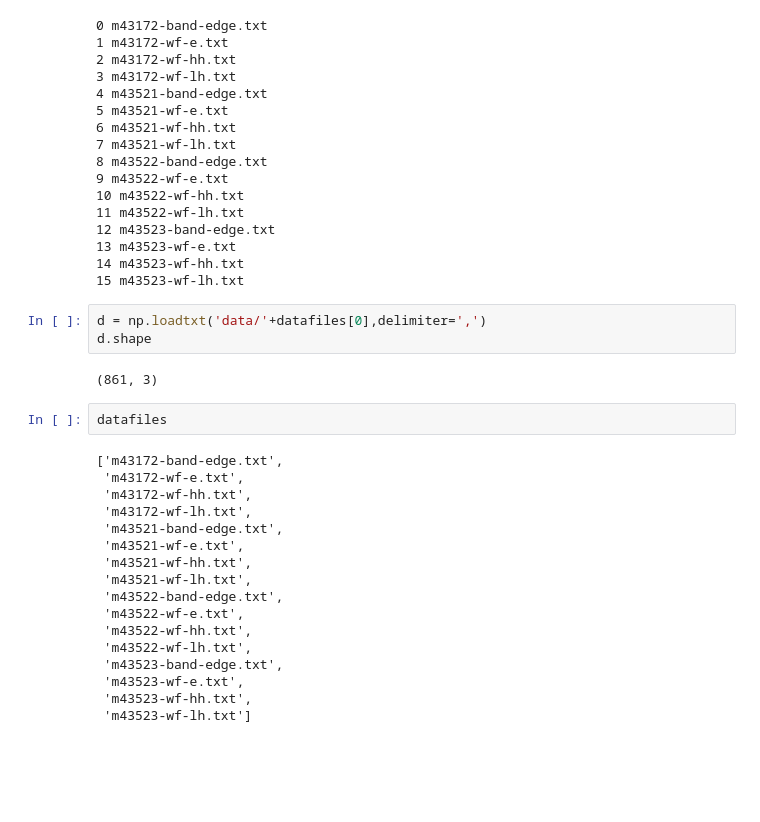
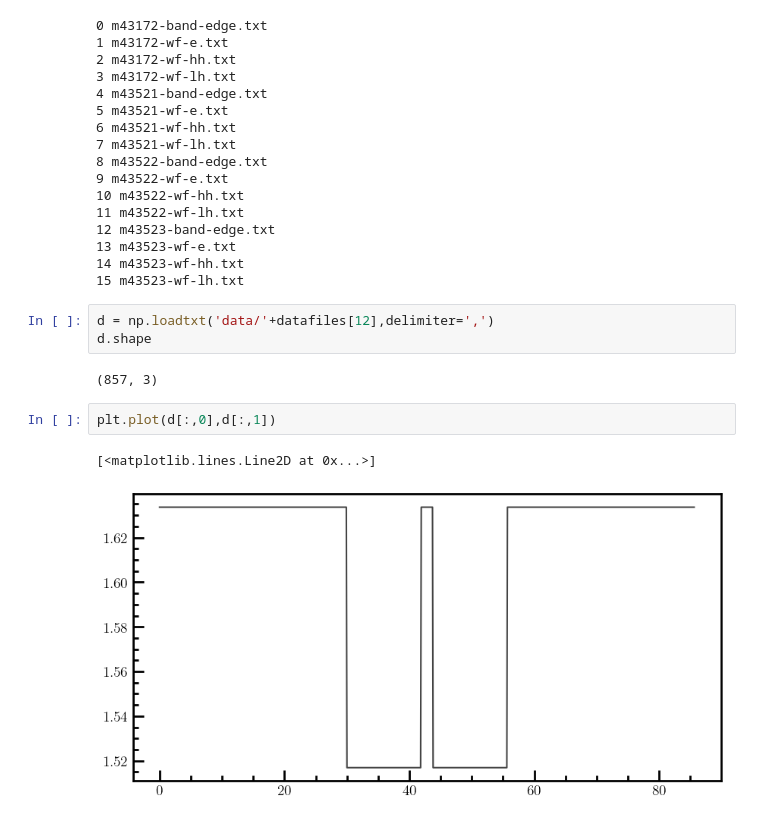
Before and after one commit to RUCO13/ruco-phd-project, a Jupyter notebook: numerical-results/numerical-results.ipynb, the cells around one changed output. Saved outputs shown, nothing was run; the diff lists cells and outputs as text; blank space fills up the shorter version.

```diff
--- a/numerical-results/numerical-results.ipynb
+++ b/numerical-results/numerical-results.ipynb
@@ -121,26 +123,12 @@ for i,j in enumerate(datafiles):
 14 m43523-wf-hh.txt
 15 m43523-wf-lh.txt
 # %%
-d = np.loadtxt('data/'+datafiles[0],delimiter=',')
+d = np.loadtxt('data/'+datafiles[12],delimiter=',')
 d.shape
 # %% [output]
-(861, 3)
+(857, 3)
 # %%
-datafiles
+plt.plot(d[:,0],d[:,1])
 # %% [output]
-['m43172-band-edge.txt',
- 'm43172-wf-e.txt',
- 'm43172-wf-hh.txt',
- 'm43172-wf-lh.txt',
- 'm43521-band-edge.txt',
- 'm43521-wf-e.txt',
- 'm43521-wf-hh.txt',
- 'm43521-wf-lh.txt',
- 'm43522-band-edge.txt',
- 'm43522-wf-e.txt',
- 'm43522-wf-hh.txt',
- 'm43522-wf-lh.txt',
- 'm43523-band-edge.txt',
- 'm43523-wf-e.txt',
- 'm43523-wf-hh.txt',
- 'm43523-wf-lh.txt']
+[<matplotlib.lines.Line2D at 0x...>]
+[figure, added]
```
Also changed, not shown: parts of 4 cells of this notebook, 21 other files.
